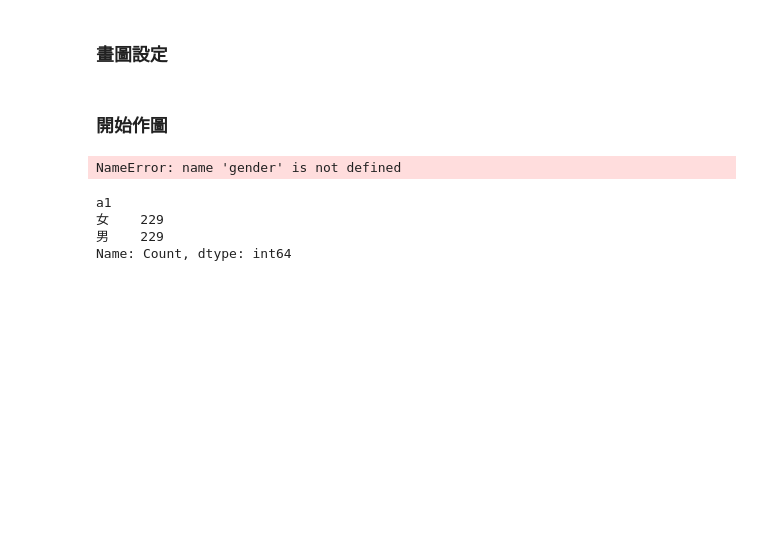
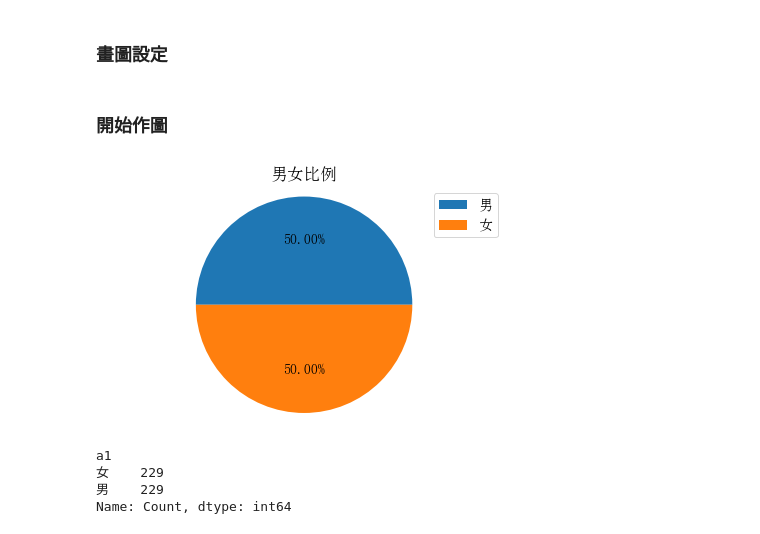
Before and after one commit to jerrylin0505/Multicovariance, a Jupyter notebook: Project3/畫圖.ipynb, the cells around one changed output. Cells and saved outputs as stored; diff of their text form; code cells hidden in the pictures; blank space fills up the shorter version.

```diff
--- a/Project3/畫圖.ipynb
+++ b/Project3/畫圖.ipynb
@@ -51,16 +51,16 @@ x1 = [1,2,3,4,5]
 # %%
 # plt.figure(figsize=(9, 6))
 # plt.style.use('ggplot')
 labels = ["男","女"]
-plt.pie(gender, autopct = "%2.2f%%")
+plt.pie(picture.groupby(["a1"]).count()["Count"], autopct = "%2.2f%%")
 plt.title("男女比例")
 plt.axis('equal')
 plt.legend(labels=labels)
 plt.tight_layout()
-plt.savefig('男女比例.png')
+plt.savefig('男女比例.png', dpi=300)
 plt.show()
 # %% [output]
-NameError: name 'gender' is not defined
+[figure, added]
 # %%
 picture.groupby(["a1"]).count()["Count"]
 # %% [output]
```
Also changed, not shown: parts of 7 cells of this notebook, 8 other files.
